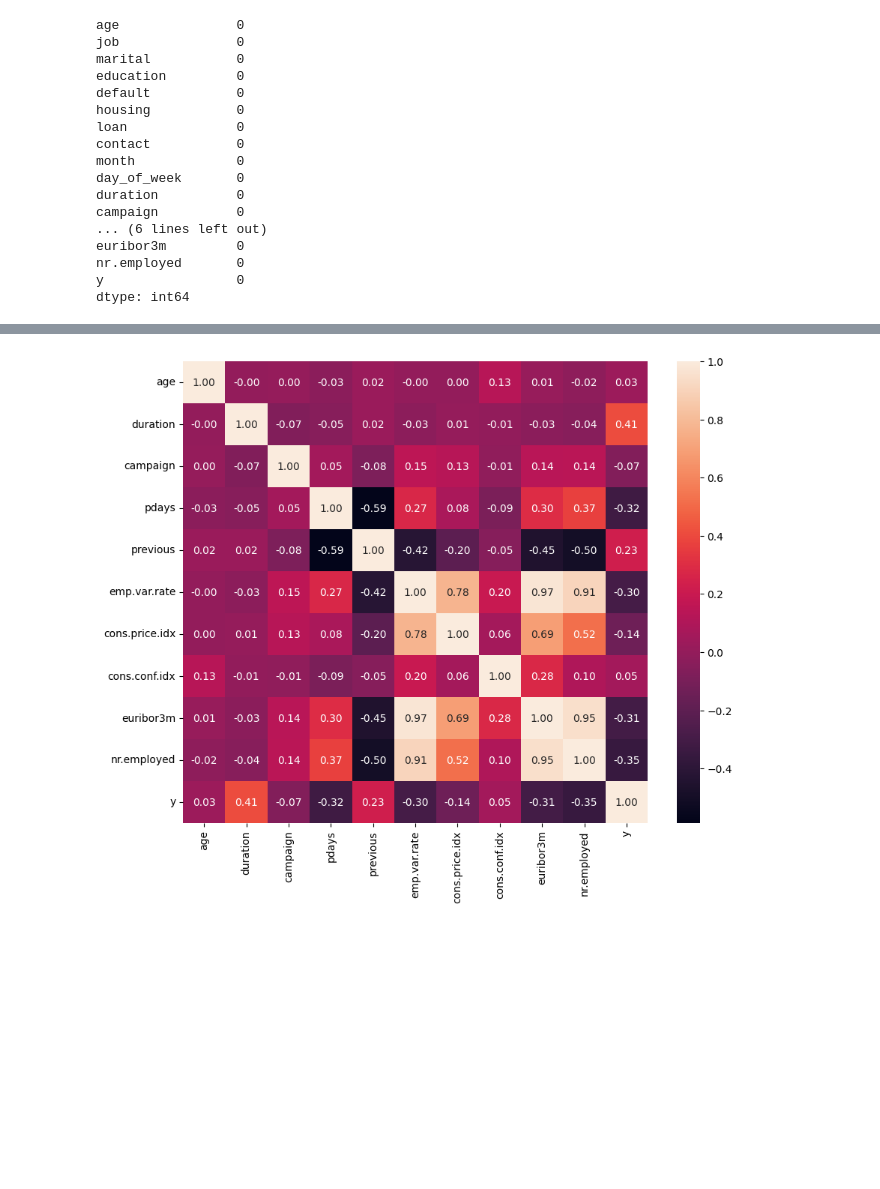
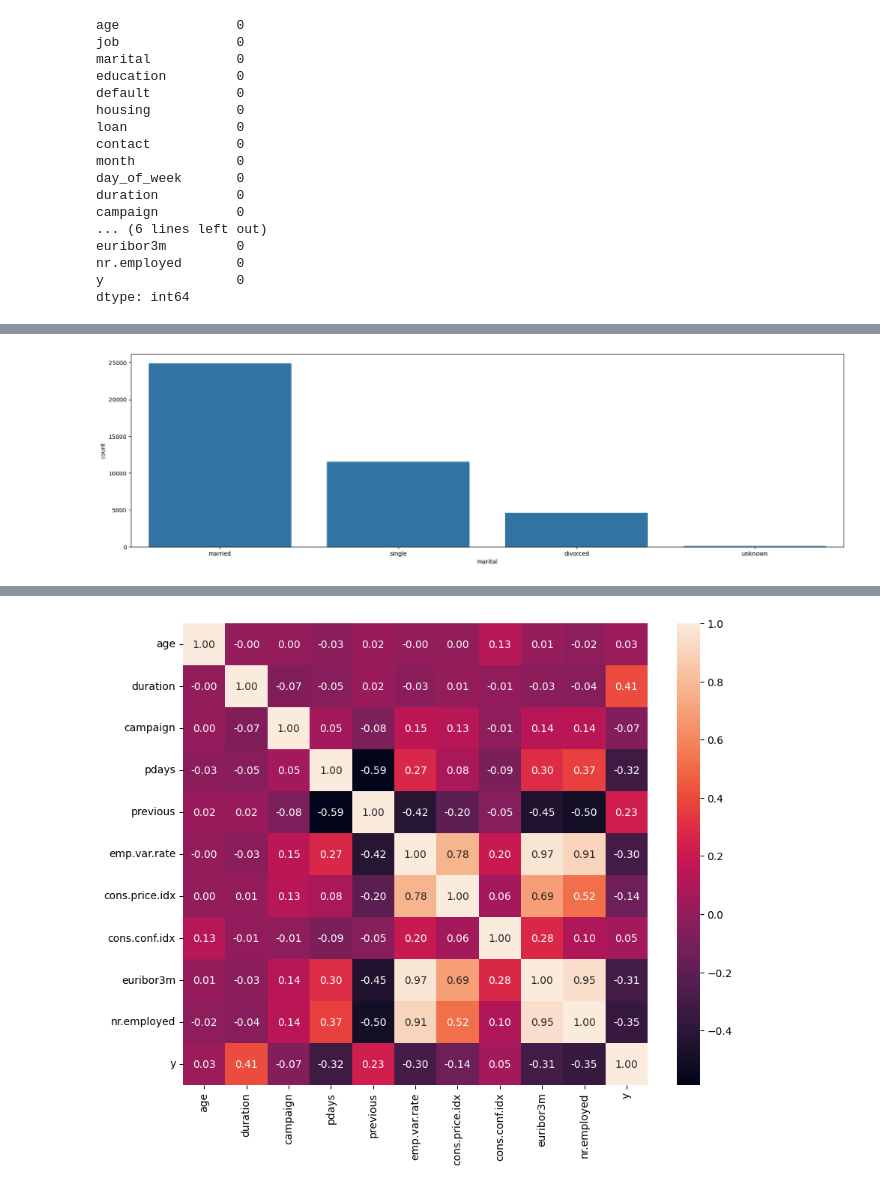
Before and after one commit to Egor1077/Works, a Jupyter notebook: Bank marketing campaign/Analysis.ipynb, the cells around one changed output, grey strips where cells are left out. Drawn from its saved outputs; the diff is of its cells as text; code cells hidden in the pictures; blank space fills up the shorter version.

```diff
--- a/Bank marketing campaign/Analysis.ipynb
+++ b/Bank marketing campaign/Analysis.ipynb
@@ -42,0 +79,8 @@ dtype: int64
+# %%
+#marital bar plot
+
+plt.figure(figsize=(22, 6))
+sns.countplot(x='marital', data=df)
+plt.show()
+# %% [output]
+[figure, added]
```
Also changed, not shown: parts of 21 cells of this notebook, 1 other file.
